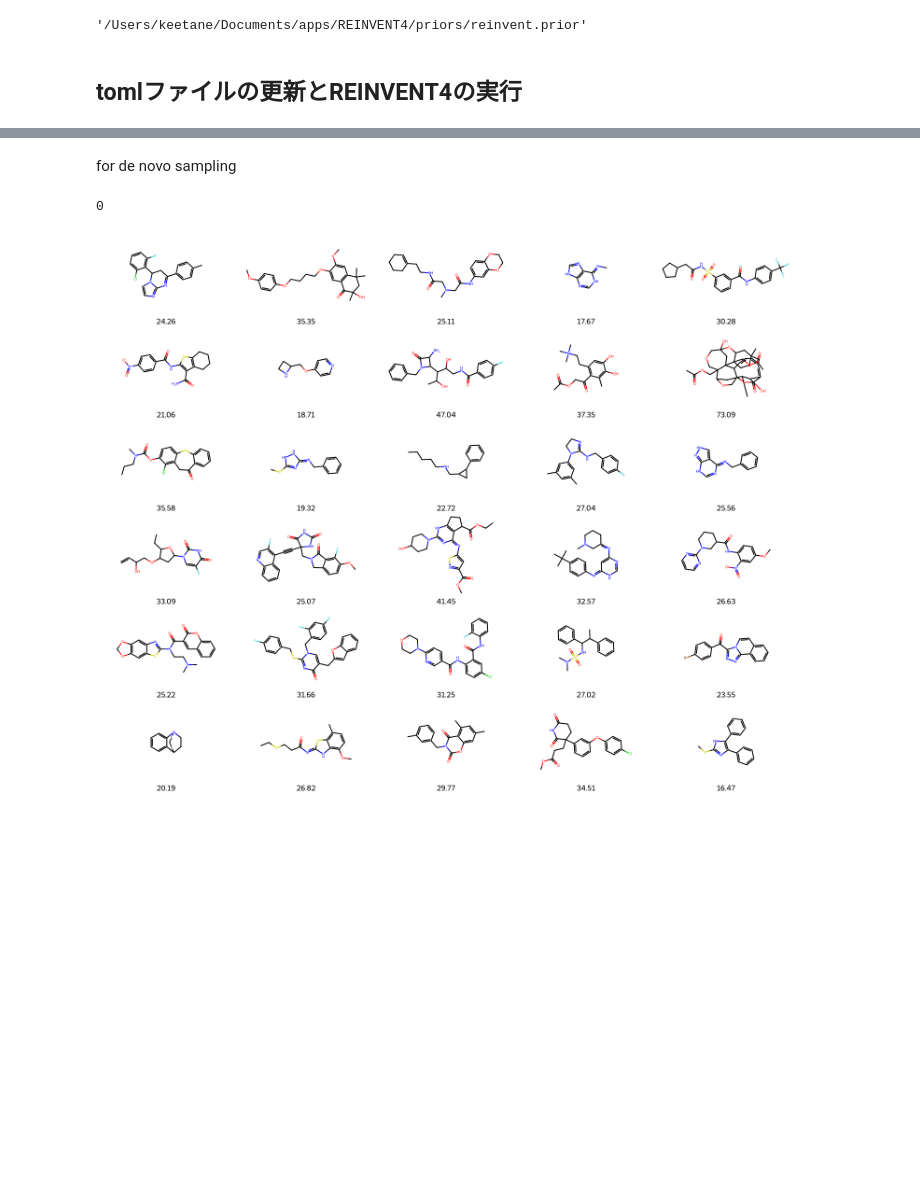
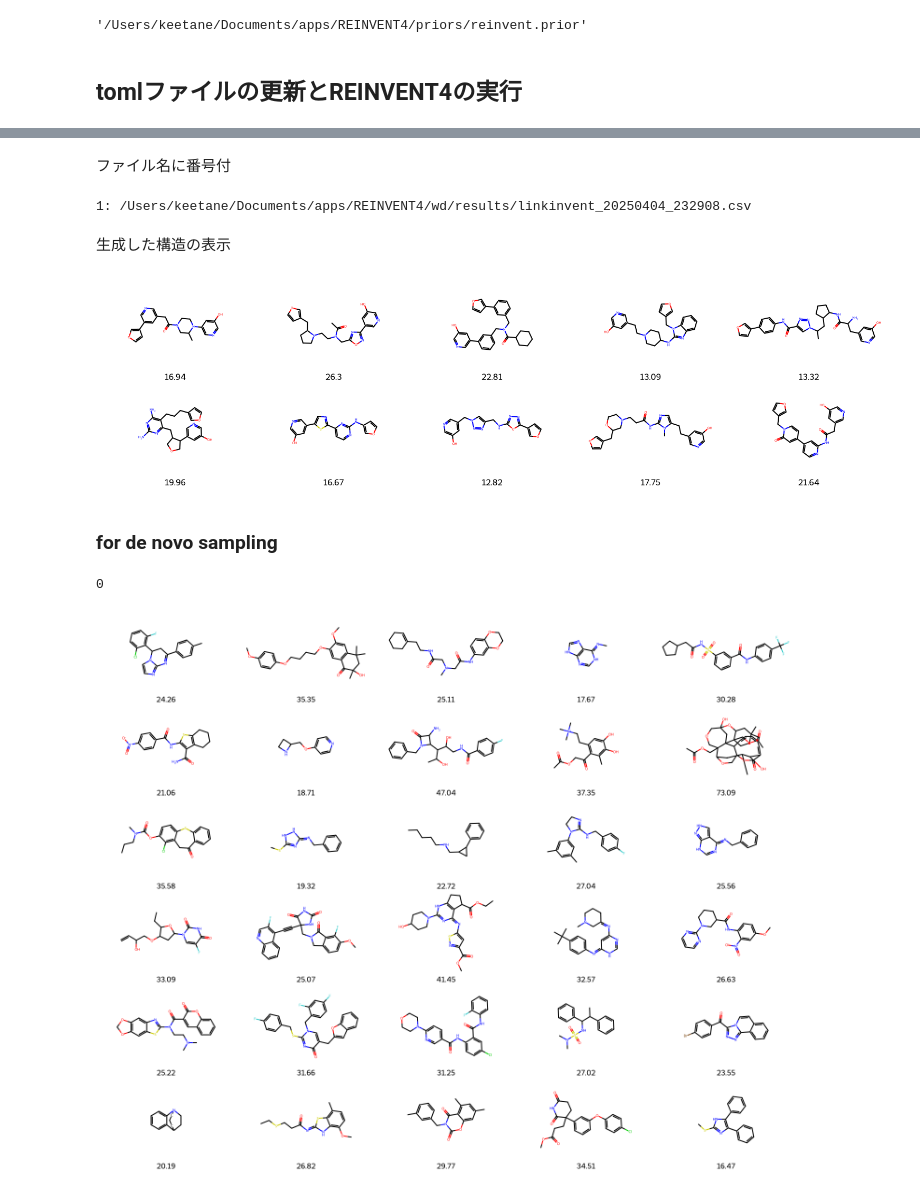
Before and after one commit to keetane/infomatics, a Jupyter notebook: reinvent4.ipynb, the cells around one changed output, grey strips where cells are left out. Cells and saved outputs as stored; diff of their text form; code cells hidden in the pictures; blank space fills up the shorter version.

Commit message:
sampling def was updated in reinvent4.ipynb

```diff
--- a/reinvent4.ipynb
+++ b/reinvent4.ipynb
@@ -71,5 +131,28 @@ Reinvent
+# %% [markdown]
+ファイル名に番号付
+# %%
+# 対象のファイルを取得
+csv = glob.glob(results +"/*.csv")
+
+# 順番に番号を振って dict に格納（1からスタート）
+csv_dict = {i+1: f for i, f in enumerate(csv)}
+
+# 結果を表示
+for idx, path in csv_dict.items():
+    print(f"{idx}: {path}")
+# %% [output]
+1: /Users/keetane/Documents/apps/REINVENT4/wd/results/linkinvent_20250404_232908.csv
+# %% [markdown]
+生成した構造の表示
+# %%
+csv_name =csv_dict[1]
+img = pd.read_csv(csv_name)
+PandasTools.AddMoleculeColumnToFrame(img, smilesCol='SMILES', molCol='Mol')
+Draw.MolsToGridImage(img.sample(10).Mol.tolist(), molsPerRow=5, subImgSize=(300,200), legends=img.NLL.astype(str).tolist())
+# %% [output]
+[figure, added]
 # %% [markdown]
-for de novo sampling
+### for de novo sampling
 # %%
 timestamp = datetime.now().strftime("%Y%m%d_%H%M%S")
 
```
Also changed, not shown: parts of 14 cells of this notebook.
